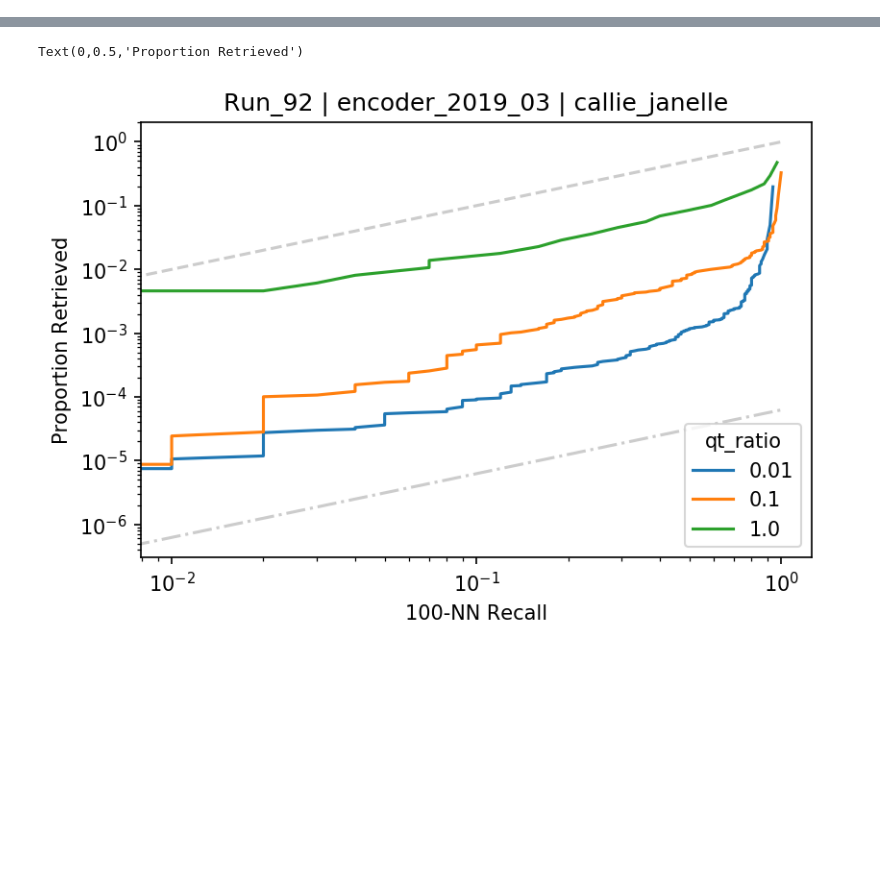
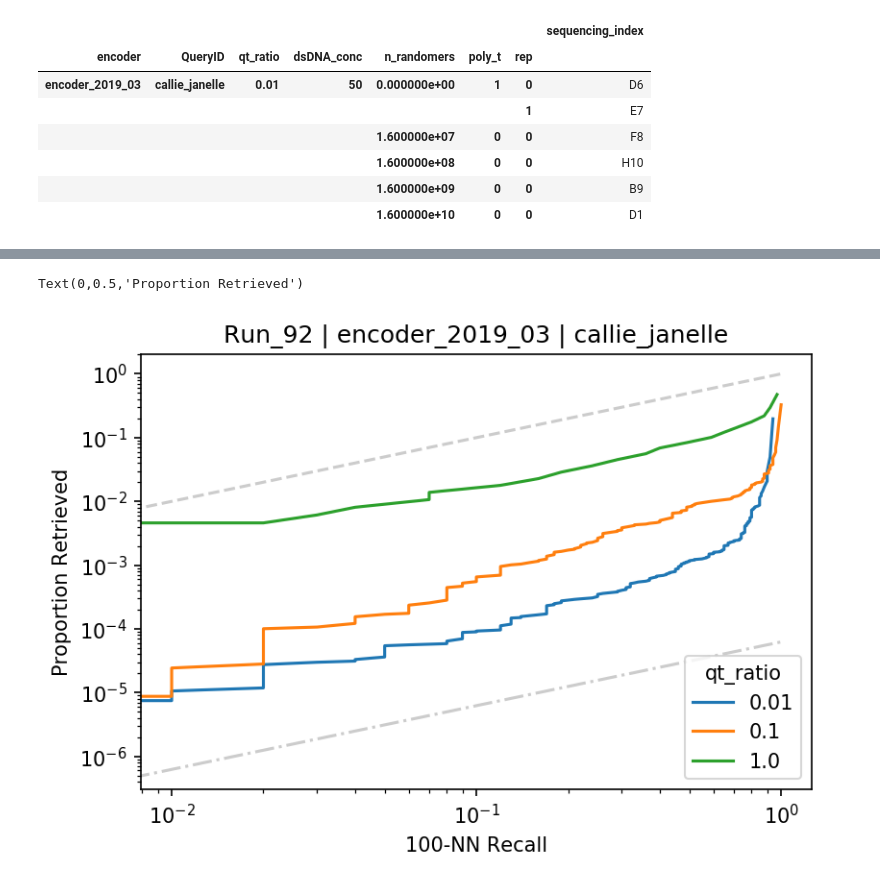
Before and after one commit to uwmisl/primo-similarity-search, a Jupyter notebook: notebooks/04_experiments/analyze_counts.ipynb, the cells around one changed output, grey strips where cells are left out. Drawn from its saved outputs; the diff is of its cells as text; code cells hidden in the pictures; blank space fills up the shorter version.

```diff
--- a/notebooks/04_experiments/analyze_counts.ipynb
+++ b/notebooks/04_experiments/analyze_counts.ipynb
@@ -115,0 +131,14 @@ def plot_baselines(nn_k, n_targets, plt_fn = lambda ax: ax.loglog):
+# %%
+pd.concat([
+    run_104['run_meta'].drop(index=0, level='poly_t'),
+    run_104['run_meta'].drop(index=0, level='n_randomers')
+])
+# %% [output]
+|  |  |  |  |  |  |  | sequencing_index |
+| encoder | QueryID | qt_ratio | dsDNA_conc | n_randomers | poly_t | rep |  |
+| encoder_2019_03 | callie_janelle | 0.01 | 50 | 0.000000e+00 | 1 | 0 | D6 |
+|  |  |  |  |  |  | 1 | E7 |
+|  |  |  |  | 1.600000e+07 | 0 | 0 | F8 |
+|  |  |  |  | 1.600000e+08 | 0 | 0 | H10 |
+|  |  |  |  | 1.600000e+09 | 0 | 0 | B9 |
+|  |  |  |  | 1.600000e+10 | 0 | 0 | D1 |
```
Also changed, not shown: parts of 3 cells of this notebook, 4 other files.
